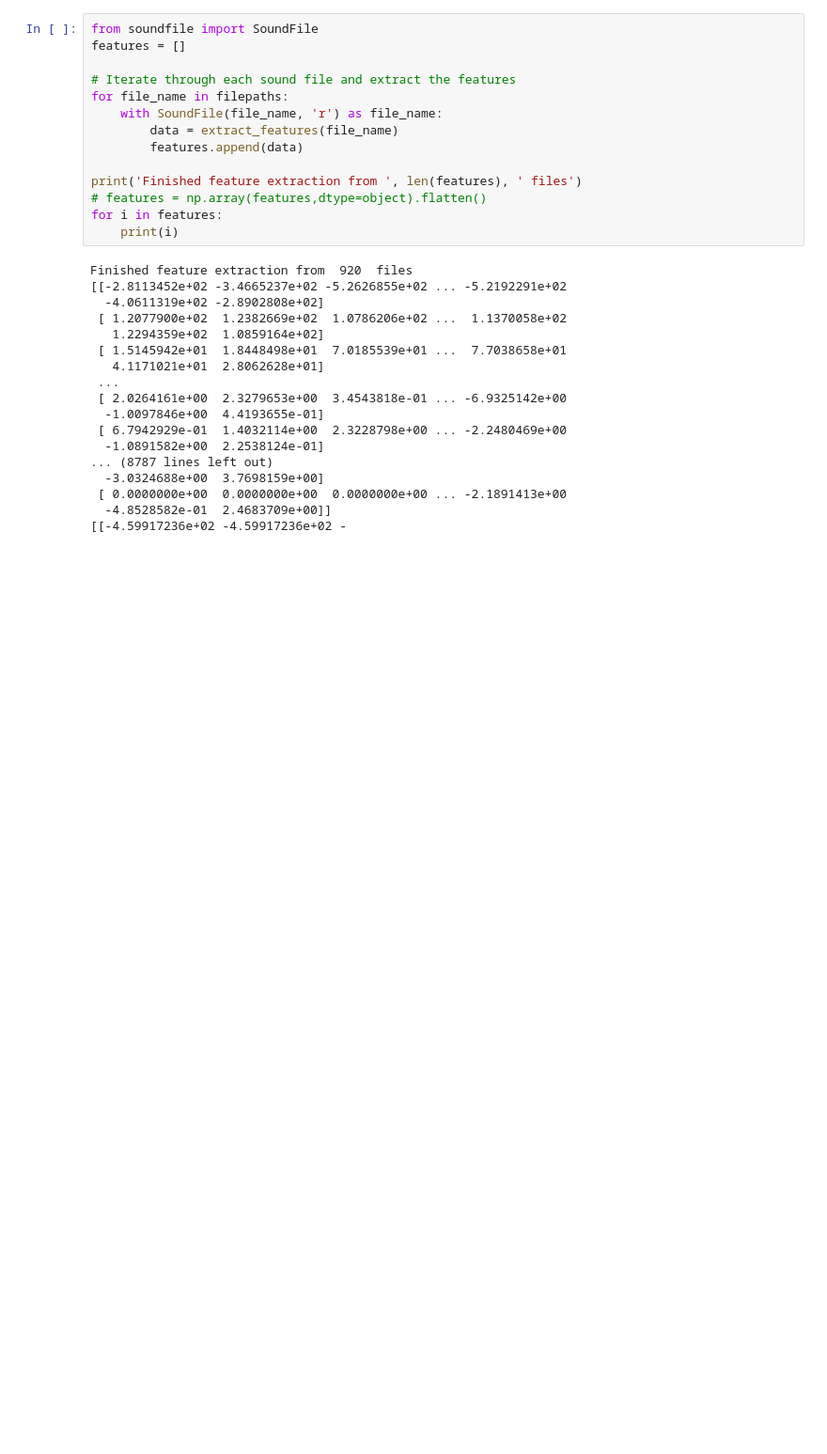
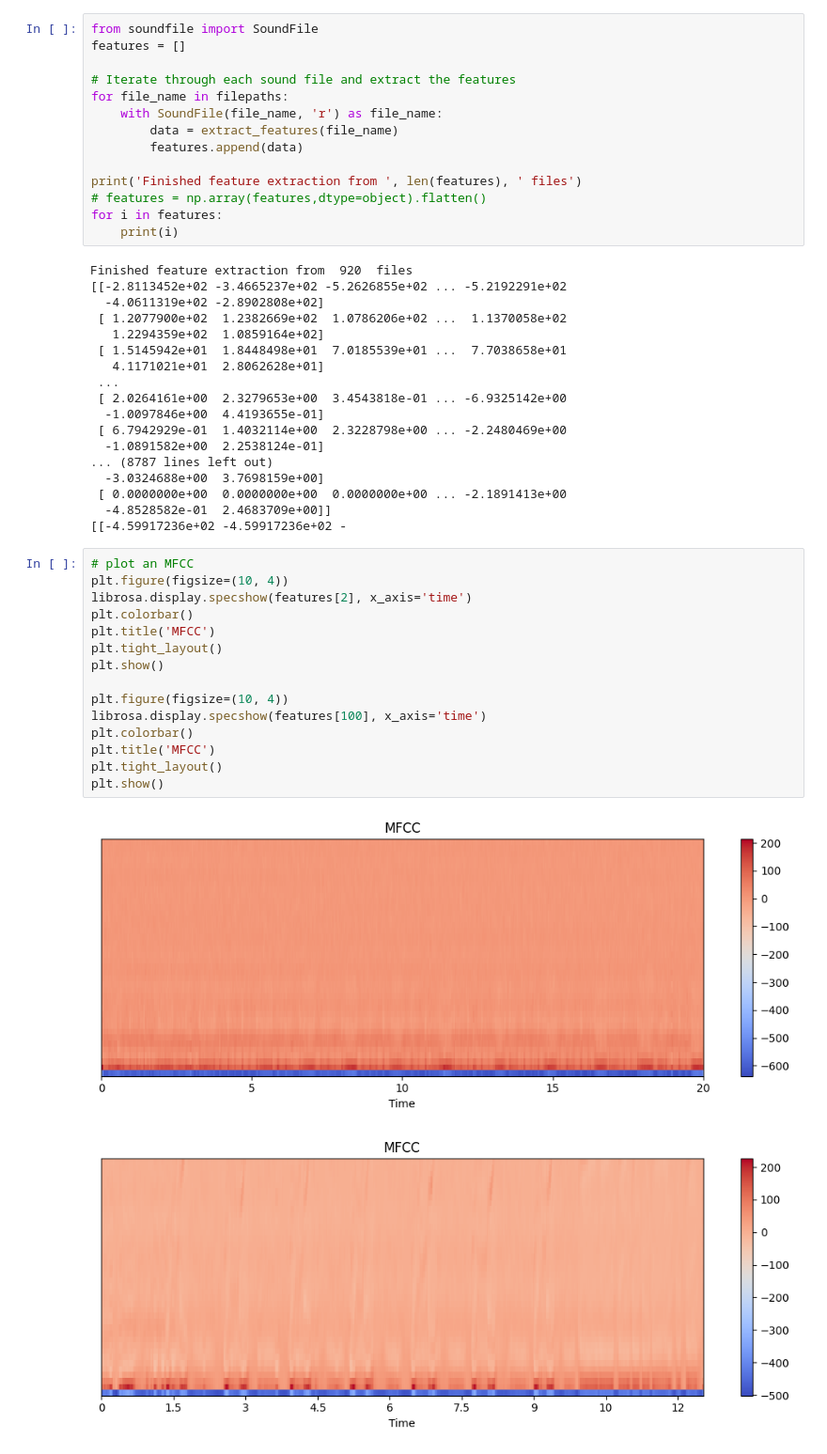
Before and after one commit to ArunHarbola/RespiratoryDiseasePredictor, a Jupyter notebook: audio_to_spec.ipynb, the cells around one changed output. Shown at 94% size. Drawn from its saved outputs; the diff is of its cells as text; blank space fills up the shorter version.

Commit message:
audio to mfcc

```diff
--- a/audio_to_spec.ipynb
+++ b/audio_to_spec.ipynb
@@ -109,3 +109,21 @@ Finished feature extraction from  920  files
  [ 0.0000000e+00  0.0000000e+00  0.0000000e+00 ... -2.1891413e+00
   -4.8528582e-01  2.4683709e+00]]
 [[-4.59917236e+02 -4.59917236e+02 -
+# %%
+# plot an MFCC
+plt.figure(figsize=(10, 4))
+librosa.display.specshow(features[2], x_axis='time')
+plt.colorbar()
+plt.title('MFCC')
+plt.tight_layout()
+plt.show()
+
+plt.figure(figsize=(10, 4))
+librosa.display.specshow(features[100], x_axis='time')
+plt.colorbar()
+plt.title('MFCC')
+plt.tight_layout()
+plt.show()
+# %% [output]
+[figure, added]
+[figure, added]
```
